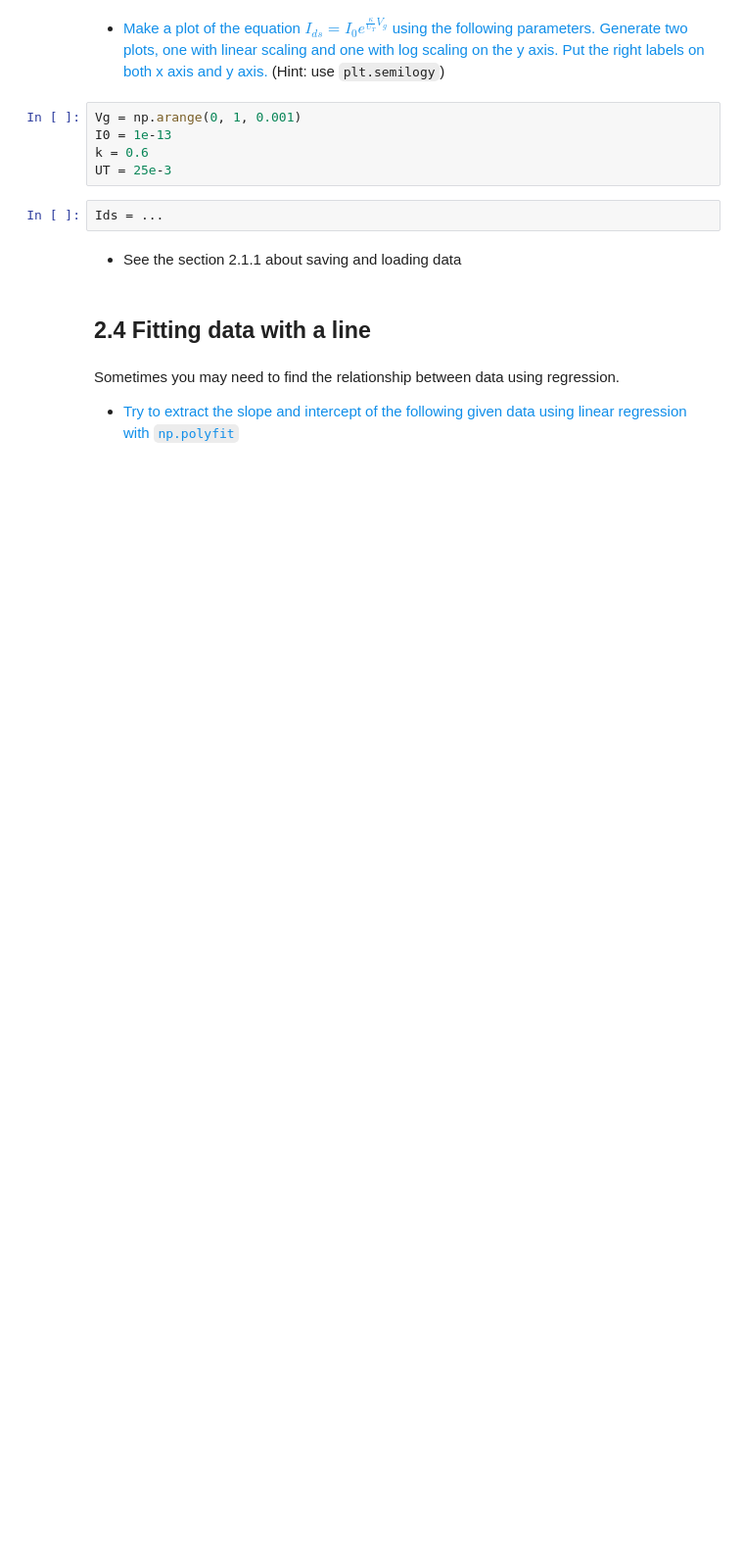
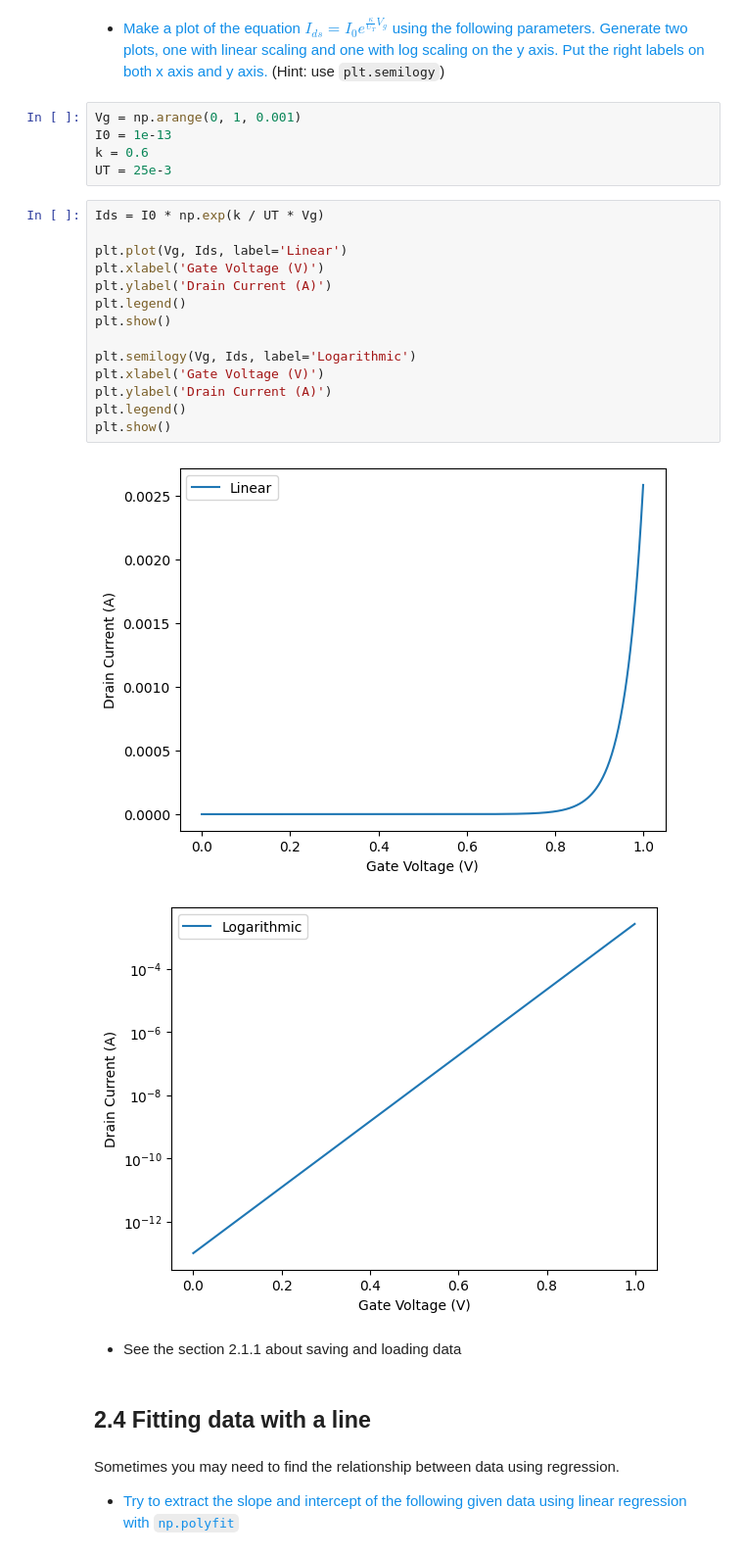
Before and after one commit to MariusFauteux/NE1-CoACH-LABS, a Jupyter notebook: Lab01.ipynb, the cells around one changed output. Shown: that part at 98% size. Cells and saved outputs as stored; diff of their text form; blank space fills up the shorter version.

```diff
--- a/Lab01.ipynb
+++ b/Lab01.ipynb
@@ -130,8 +140,23 @@ Vg = np.arange(0, 1, 0.001)
 I0 = 1e-13
 k = 0.6
 UT = 25e-3
-# %%
-Ids = ...
+# %%
+Ids = I0 * np.exp(k / UT * Vg)
+
+plt.plot(Vg, Ids, label='Linear')
+plt.xlabel('Gate Voltage (V)')
+plt.ylabel('Drain Current (A)')
+plt.legend()
+plt.show()
+
+plt.semilogy(Vg, Ids, label='Logarithmic')
+plt.xlabel('Gate Voltage (V)')
+plt.ylabel('Drain Current (A)')
+plt.legend()
+plt.show()
+# %% [output]
+[figure, added]
+[figure, added]
 # %% [markdown]
 * See the section 2.1.1 about saving and loading data
 # %% [markdown]
```
Also changed, not shown: parts of 7 cells of this notebook.
